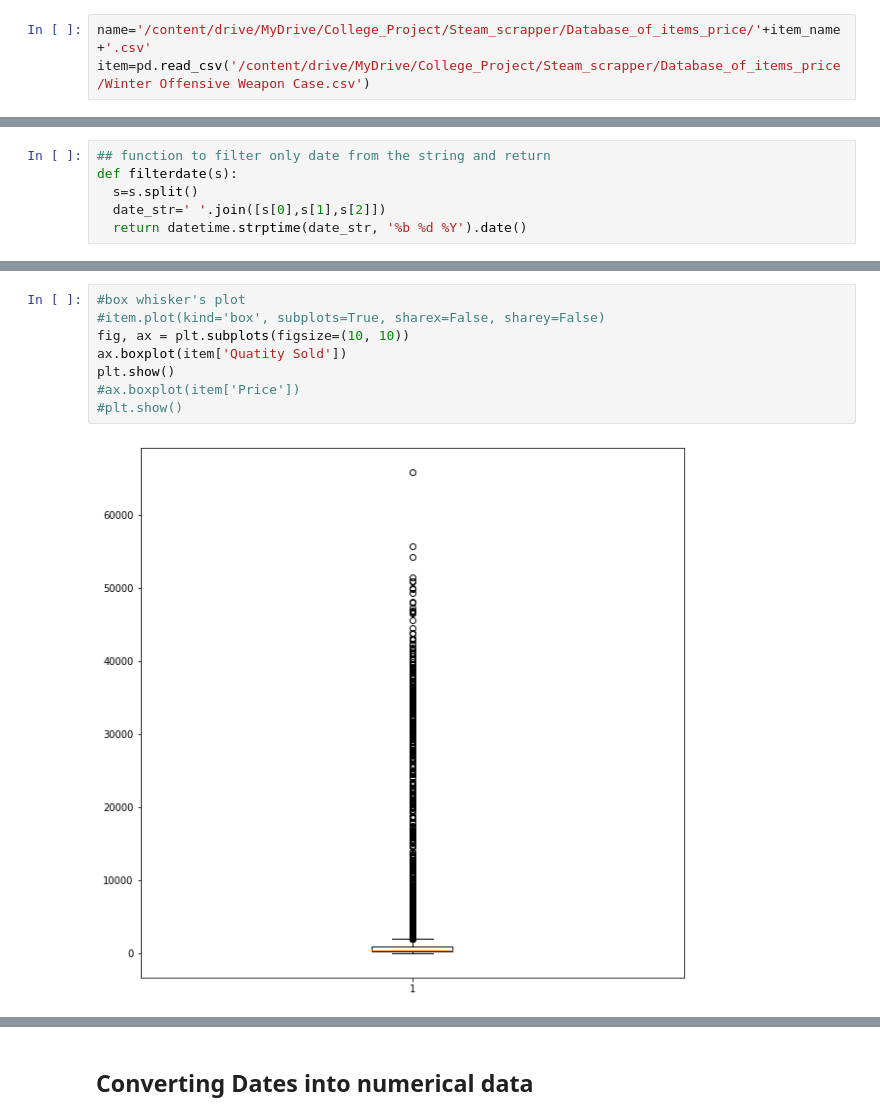
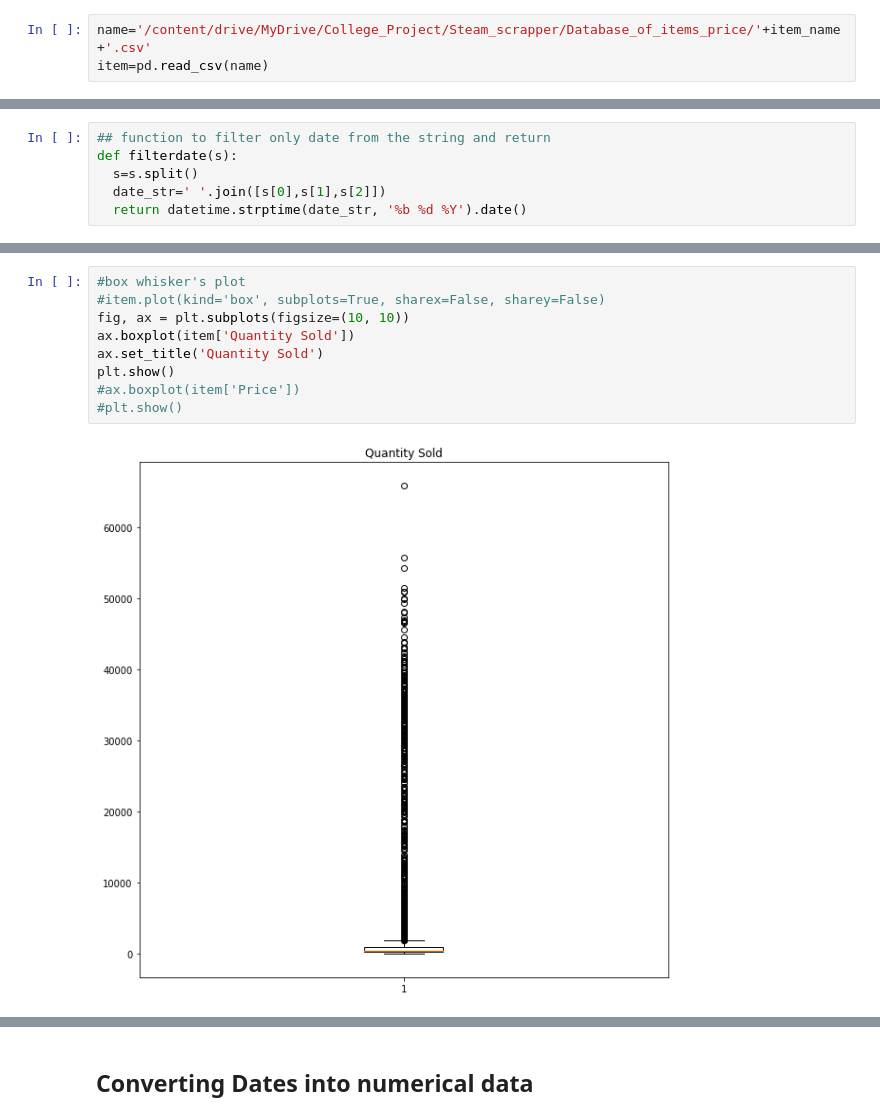
Before and after one commit to basharbme/Steam_Price_Predictor, a Jupyter notebook: ML/Predictor_Regression.ipynb, the cells around one changed output, grey strips where cells are left out. Saved outputs shown, nothing was run; the diff lists cells and outputs as text.

```diff
--- a/ML/Predictor_Regression.ipynb
+++ b/ML/Predictor_Regression.ipynb
@@ -12,7 +14,7 @@ from sklearn.model_selection import train_test_split
 item_name = "Winter Offensive Weapon Case" #@param ["Horizon case", "Spectrum 2 Case", "Operation Hydra Case", "Spectrum Case", "Glove Case", "Gamma 2 Case", "Gamma Case", "Chroma 3 Case", "Operation Wildfire Case", "Revolver Case", "Shadow Case", "Falchion Case", "Chroma 2 Case", "Chroma Case", "Operation Vanguard Weapon Case", "Operation Breakout Weapon Case", "Huntsman Weapon Case", "Operation Phoenix Weapon Case", "Winter Offensive Weapon Case", "Prisma 2 Case", "Chicken Capsule", "Prisma Case", "Danger Zone Case", "Sticker Capsule 2", "Sticker Capsule", "Snakebite Case", "Operation Broken Fang Case", "Fracture Case", "Shattered Web Case", "Clutch Case"]
 # %%
 name='/content/drive/MyDrive/College_Project/Steam_scrapper/Database_of_items_price/'+item_name+'.csv'
-item=pd.read_csv('/content/drive/MyDrive/College_Project/Steam_scrapper/Database_of_items_price/Winter Offensive Weapon Case.csv')
+item=pd.read_csv(name)
 # %%
 item.tail(3)
 # %% [output]
@@ -110,12 +133,13 @@ plt.show()
 # %%
 #box whisker's plot
 #item.plot(kind='box', subplots=True, sharex=False, sharey=False)
 fig, ax = plt.subplots(figsize=(10, 10))
-ax.boxplot(item['Quatity Sold'])
+ax.boxplot(item['Quantity Sold'])
+ax.set_title('Quantity Sold')
 plt.show()
 #ax.boxplot(item['Price'])
 #plt.show()
 # %% [output]
-[figure, old version]
+[figure, new version]
 # %%
 fig, ax = plt.subplots(figsize=(10, 10))
```
Also changed, not shown: parts of 36 cells of this notebook, 3 other files.
